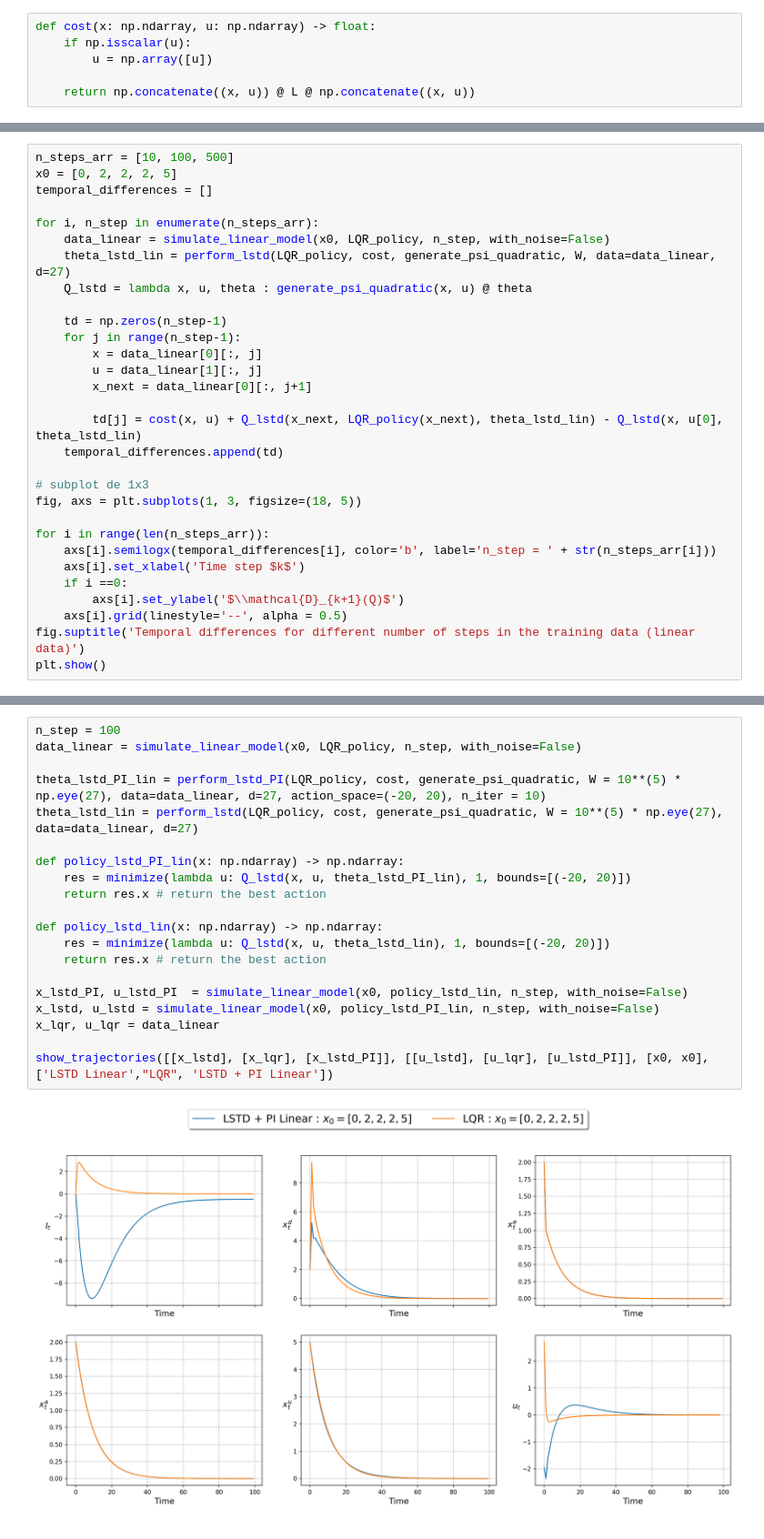
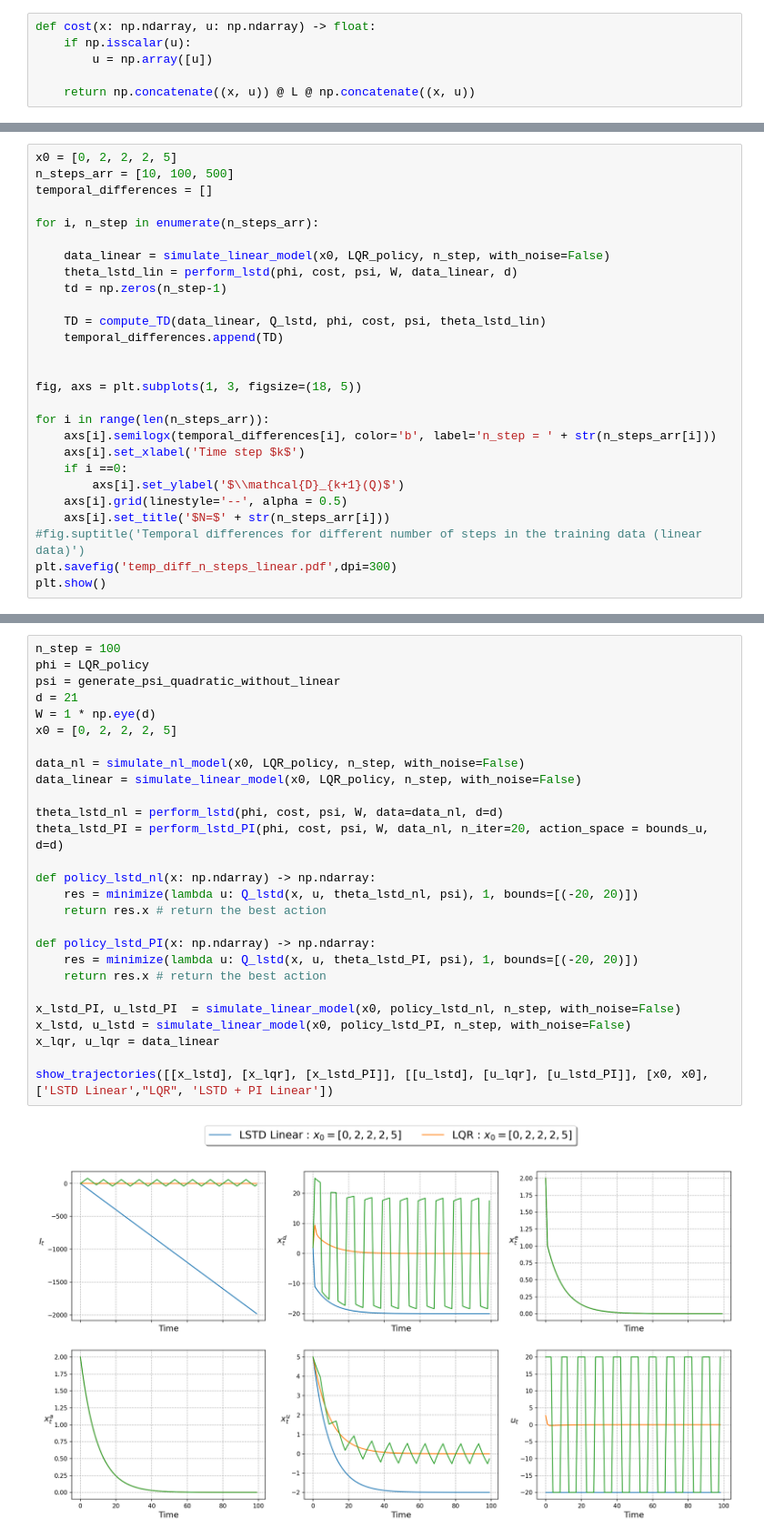
Before and after one commit to TheoHanon/Stochastic-Optimal-Control, a Jupyter notebook: Part III/partIII.ipynb, the cells around one changed output, grey strips where cells are left out. Shown at 91% size. Saved outputs shown, nothing was run; the diff lists cells and outputs as text.

```diff
--- a/Part III/partIII.ipynb
+++ b/Part III/partIII.ipynb
@@ -216,23 +254,18 @@ plt.show()
 # %%
+x0 = [0, 2, 2, 2, 5]
 n_steps_arr = [10, 100, 500]
-x0 = [0, 2, 2, 2, 5]
 temporal_differences = []
 
 for i, n_step in enumerate(n_steps_arr):
+
     data_linear = simulate_linear_model(x0, LQR_policy, n_step, with_noise=False)
-    theta_lstd_lin = perform_lstd(LQR_policy, cost, generate_psi_quadratic, W, data=data_linear, d=27)
-    Q_lstd = lambda x, u, theta : generate_psi_quadratic(x, u) @ theta
+    theta_lstd_lin = perform_lstd(phi, cost, psi, W, data_linear, d)
+    td = np.zeros(n_step-1)
 
-    td = np.zeros(n_step-1)
-    for j in range(n_step-1):
-        x = data_linear[0][:, j]
-        u = data_linear[1][:, j]
-        x_next = data_linear[0][:, j+1]
+    TD = compute_TD(data_linear, Q_lstd, phi, cost, psi, theta_lstd_lin)
+    temporal_differences.append(TD)
 
-        td[j] = cost(x, u) + Q_lstd(x_next, LQR_policy(x_next), theta_lstd_lin) - Q_lstd(x, u[0], theta_lstd_lin)
-    temporal_differences.append(td)
 
-# subplot de 1x3
 fig, axs = plt.subplots(1, 3, figsize=(18, 5))
 
 for i in range(len(n_steps_arr)):
@@ -241,6 +274,8 @@ for i in range(len(n_steps_arr)):
     if i ==0:
         axs[i].set_ylabel('$\\mathcal{D}_{k+1}(Q)$')
     axs[i].grid(linestyle='--', alpha = 0.5)
-fig.suptitle('Temporal differences for different number of steps in the training data (linear data)')
+    axs[i].set_title('$N=$' + str(n_steps_arr[i]))
+#fig.suptitle('Temporal differences for different number of steps in the training data (linear data)')
+plt.savefig('temp_diff_n_steps_linear.pdf',dpi=300)
 plt.show()
 # %% [output]
@@ -309,22 +475,29 @@ def policy_lstd_lin(x: np.ndarray) -> np.ndarray:
 # %%
 n_step = 100
+phi = LQR_policy
+psi = generate_psi_quadratic_without_linear
+d = 21
+W = 1 * np.eye(d)
+x0 = [0, 2, 2, 2, 5]
+
+data_nl = simulate_nl_model(x0, LQR_policy, n_step, with_noise=False)
 data_linear = simulate_linear_model(x0, LQR_policy, n_step, with_noise=False)
 
-theta_lstd_PI_lin = perform_lstd_PI(LQR_policy, cost, generate_psi_quadratic, W = 10**(5) * np.eye(27), data=data_linear, d=27, action_space=(-20, 20), n_iter = 10)
-theta_lstd_lin = perform_lstd(LQR_policy, cost, generate_psi_quadratic, W = 10**(5) * np.eye(27), data=data_linear, d=27)
+theta_lstd_nl = perform_lstd(phi, cost, psi, W, data=data_nl, d=d)
+theta_lstd_PI = perform_lstd_PI(phi, cost, psi, W, data_nl, n_iter=20, action_space = bounds_u, d=d)
 
-def policy_lstd_PI_lin(x: np.ndarray) -> np.ndarray:
-    res = minimize(lambda u: Q_lstd(x, u, theta_lstd_PI_lin), 1, bounds=[(-20, 20)])
+def policy_lstd_nl(x: np.ndarray) -> np.ndarray:
+    res = minimize(lambda u: Q_lstd(x, u, theta_lstd_nl, psi), 1, bounds=[(-20, 20)])
     return res.x # return the best action
 
-def policy_lstd_lin(x: np.ndarray) -> np.ndarray:
-    res = minimize(lambda u: Q_lstd(x, u, theta_lstd_lin), 1, bounds=[(-20, 20)])
+def policy_lstd_PI(x: np.ndarray) -> np.ndarray:
+    res = minimize(lambda u: Q_lstd(x, u, theta_lstd_PI, psi), 1, bounds=[(-20, 20)])
     return res.x # return the best action
 
-x_lstd_PI, u_lstd_PI  = simulate_linear_model(x0, policy_lstd_lin, n_step, with_noise=False)
-x_lstd, u_lstd = simulate_linear_model(x0, policy_lstd_PI_lin, n_step, with_noise=False)
+x_lstd_PI, u_lstd_PI  = simulate_linear_model(x0, policy_lstd_nl, n_step, with_noise=False)
+x_lstd, u_lstd = simulate_linear_model(x0, policy_lstd_PI, n_step, with_noise=False)
 x_lqr, u_lqr = data_linear
 
 show_trajectories([[x_lstd], [x_lqr], [x_lstd_PI]], [[u_lstd], [u_lqr], [u_lstd_PI]], [x0, x0], ['LSTD Linear',"LQR", 'LSTD + PI Linear'])
 # %% [output]
-[figure, old version]
+[figure, new version]
```
Also changed, not shown: parts of 33 cells of this notebook, 4 other files.
